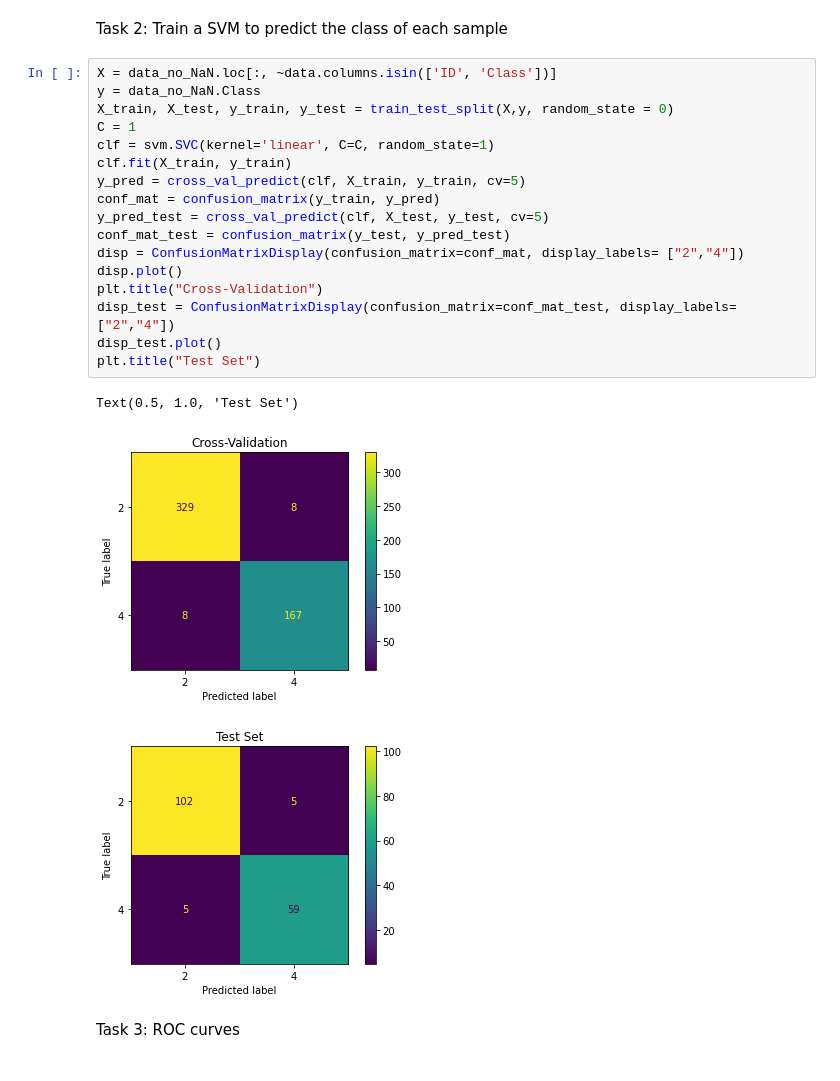
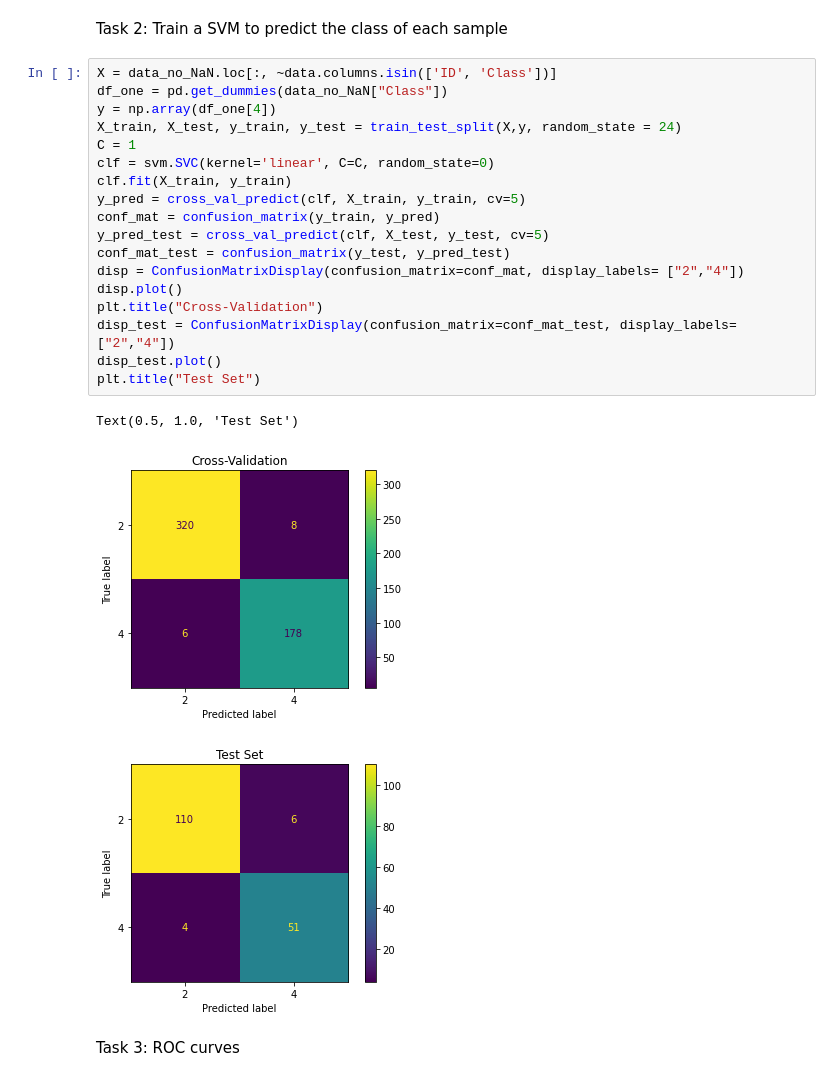
Before and after one commit to mdittschar/Sequence_Bioinformatics, a Jupyter notebook: src/assignment11/SBI_Assignment11_Auckenthaler_Dittschar.ipynb, the cells around one changed output. Cells and saved outputs as stored; diff of their text form.

```diff
--- a/src/assignment11/SBI_Assignment11_Auckenthaler_Dittschar.ipynb
+++ b/src/assignment11/SBI_Assignment11_Auckenthaler_Dittschar.ipynb
@@ -53,24 +53,25 @@ data_no_NaN= data.dropna()
 Task 2: Train a SVM to predict the class of each sample
 # %%
 X = data_no_NaN.loc[:, ~data.columns.isin(['ID', 'Class'])]
-y = data_no_NaN.Class
-X_train, X_test, y_train, y_test = train_test_split(X,y, random_state = 0)
+df_one = pd.get_dummies(data_no_NaN["Class"])
+y = np.array(df_one[4])
+X_train, X_test, y_train, y_test = train_test_split(X,y, random_state = 24)
 C = 1
-clf = svm.SVC(kernel='linear', C=C, random_state=1)
+clf = svm.SVC(kernel='linear', C=C, random_state=0)
 clf.fit(X_train, y_train)
 y_pred = cross_val_predict(clf, X_train, y_train, cv=5)
 conf_mat = confusion_matrix(y_train, y_pred)
 y_pred_test = cross_val_predict(clf, X_test, y_test, cv=5)
 conf_mat_test = confusion_matrix(y_test, y_pred_test)
 disp = ConfusionMatrixDisplay(confusion_matrix=conf_mat, display_labels= ["2","4"])
 disp.plot()
 plt.title("Cross-Validation")
 disp_test = ConfusionMatrixDisplay(confusion_matrix=conf_mat_test, display_labels= ["2","4"])
 disp_test.plot()
 plt.title("Test Set")
 # %% [output]
 Text(0.5, 1.0, 'Test Set')
-[figure, old version]
+[figure, new version]
-[figure, old version]
+[figure, new version]
 # %% [markdown]
 Task 3:  ROC curves
```
Also changed, not shown: parts of 4 cells of this notebook.
